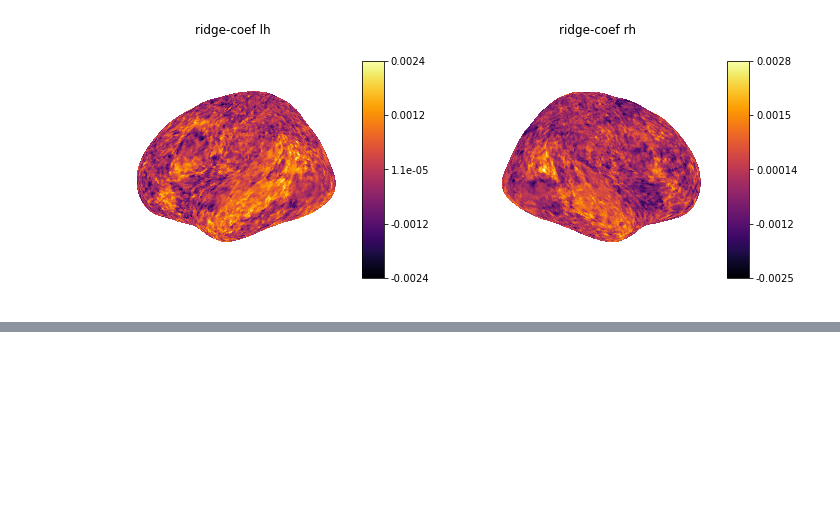
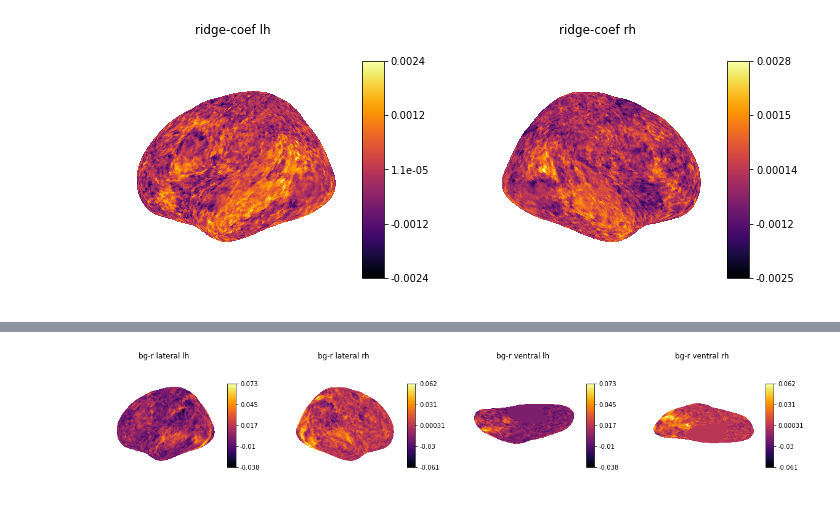
Before and after one commit to jungheejung/life-encoding, a Jupyter notebook: scripts/himalaya/plot_averagemap.ipynb, the cells around one changed output, grey strips where cells are left out. Cells and saved outputs as stored; diff of their text form; code cells hidden in the pictures; blank space fills up the shorter version.

```diff
--- a/scripts/himalaya/plot_averagemap.ipynb
+++ b/scripts/himalaya/plot_averagemap.ipynb
@@ -72,0 +95,4 @@ plot_infl('ridge-coef', 'inferno')
+# %%
+plot_infl(aa_dir, 'bg-r', 'inferno')
+# %% [output]
+[figure, added]
```
Also changed, not shown: parts of 27 cells of this notebook.
